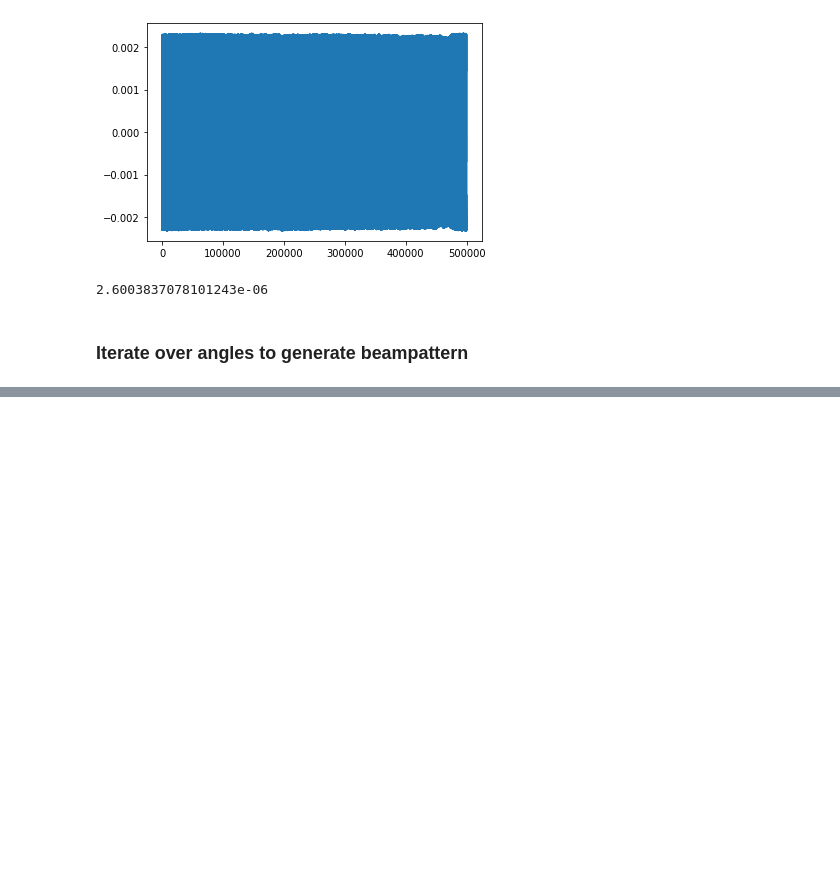
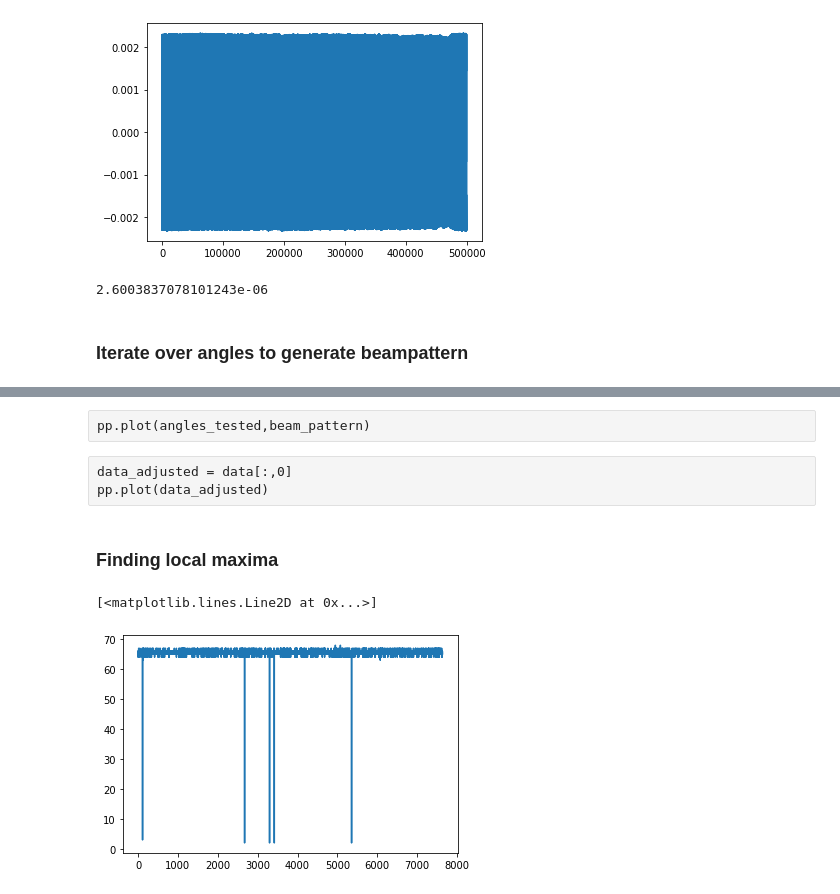
Before and after one commit to butterlyn/07_PYTHON_FILES_BUTTERLY, a Jupyter notebook: spaghetti_code_sandbox.ipynb, the cells around one changed output, grey strips where cells are left out. Drawn from its saved outputs; the diff is of its cells as text; code cells hidden in the pictures; blank space fills up the shorter version.

```diff
--- a/arlpy&soundfile_sandbox.ipynb
+++ b/spaghetti_code_sandbox.ipynb
@@ -124,0 +114,44 @@ pp.plot(data_adjusted)
+# %% [raw]
+pp.plot(angles_tested,beam_pattern)
+# %% [raw]
+data_adjusted = data[:,0]
+pp.plot(data_adjusted)
+# %% [markdown]
+### Finding local maxima
+# %%
+def find_maximas(data : '1D numpy array') -> 'numpy array of "bool"':
+    # Check if sample is greater than or equal to 2 samples to the left and two samples to the right
+    maximas_map = np.r_[data[2:] <= data[:-2],False,False] &\
+                np.r_[data[1:] <= data[:-1],False] &\
+                np.r_[False,data[:-1] <= data[1:]] &\
+                np.r_[False,False,data[:-2] <= data[2:]]
+    # When a local maxima occurs twice consecutively, only count the first one
+    maximas_map = maximas_map & np.diff(np.r_[False,maximas_map])
+    maximas_index = np.where(maximas_map)[0]
+    maximas_values = data[maximas_map]
+    return (maximas_map, maximas_index, maximas_values)
+def find_minimas(data : '1D numpy array') -> 'numpy array of "bool"':
+    # Check if sample is less than or equal to 2 samples to the left and two samples to the right
+    minimas_map = np.r_[data[2:] <= data[:-2],False,False] &\
+                np.r_[data[1:] <= data[:-1],False] &\
+                np.r_[False,data[:-1] <= data[1:]] &\
+                np.r_[False,False,data[:-2] <= data[2:]]
+    # When a local minima occurs twice consecutively, only count the first one
+    minimas_map = minimas_map & np.diff(np.r_[False,minimas_map])
+    minimas_index = np.where(minimas_map)[0]
+    minimas_values = data[minimas_map]
+    return (minimas_map, minimas_index, minimas_values)
+# %%
+# finding minimas and maximas over each are, there are some wich are counted twice,
+maximas = []
+minimas = []
+for i in range(6):
+    maximas.append(find_maximas(data_snip[:,i]))
+#     pp.plot(maximas[i][1],maximas[i][2],marker = '.')
+# pp.ylim(bottom=0)
+pp.plot(np.diff(maximas[0][1]))
+# pp.xlim((110,115))
+# pp.plot(maximas[0][1][100:130],maximas[0][2][100:130])
+# %% [output]
+[<matplotlib.lines.Line2D at 0x...>]
+[figure, added]
```
Also changed, not shown: parts of 10 cells of this notebook, 2 other files.
